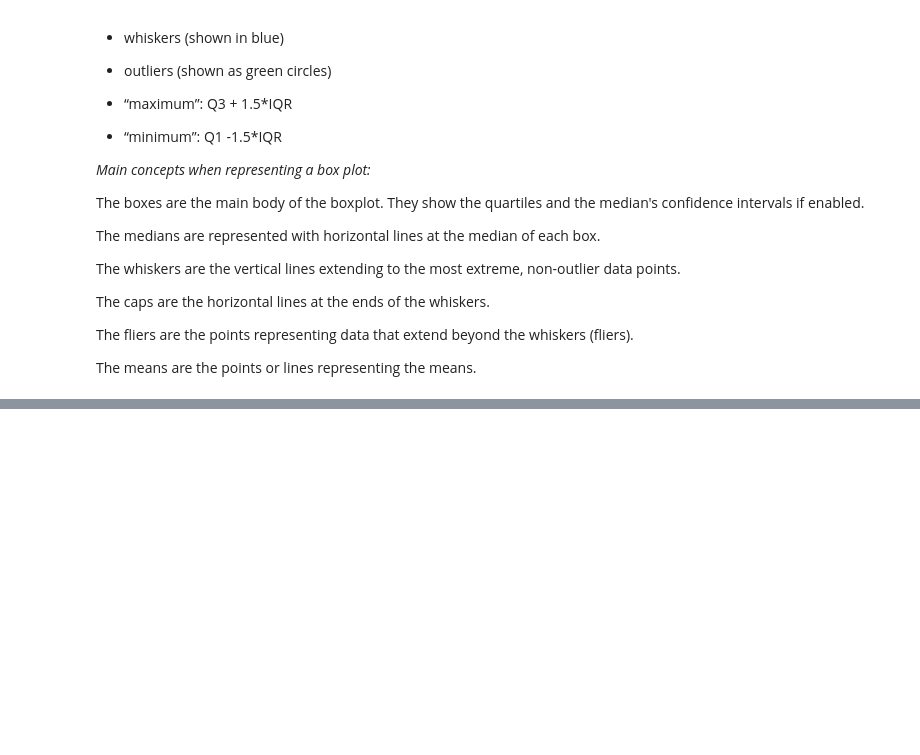
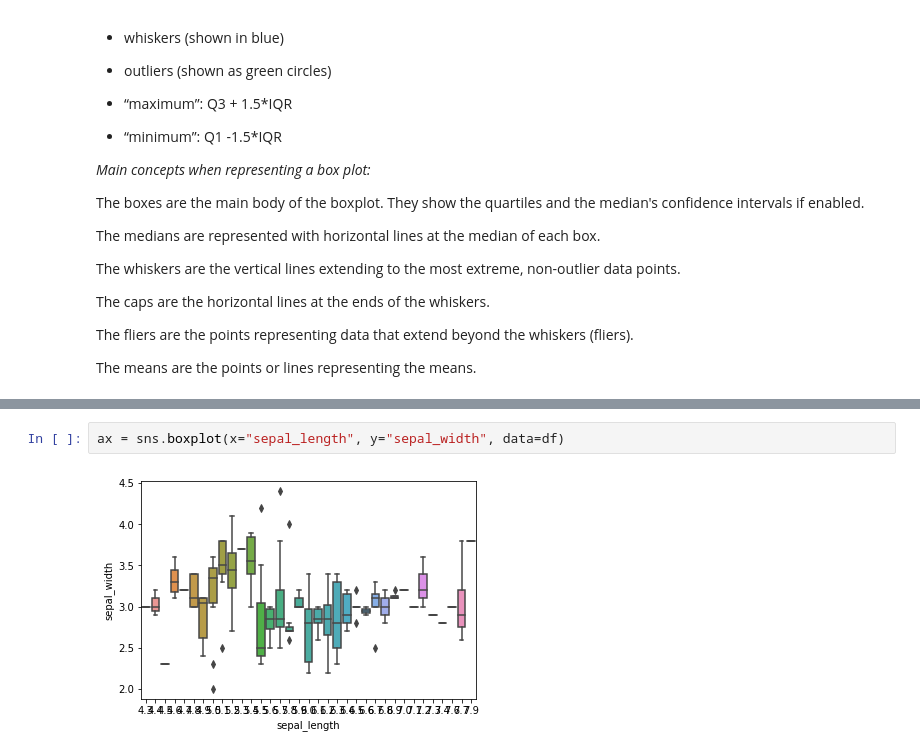
Before and after one commit to Nayade2lu/fundamentals-project, a Jupyter notebook: Fundamentals of data analysis Project.ipynb, the cells around one changed output, grey strips where cells are left out. Cells and saved outputs as stored; diff of their text form; blank space fills up the shorter version.

```diff
--- a/Fundamentals of data analysis Project.ipynb
+++ b/Fundamentals of data analysis Project.ipynb
@@ -188,0 +210,4 @@ The means are the points or lines representing the means.
+# %%
+ax = sns.boxplot(x="sepal_length", y="sepal_width", data=df)
+# %% [output]
+[figure, added]
```
Also changed, not shown: parts of 3 cells of this notebook.
